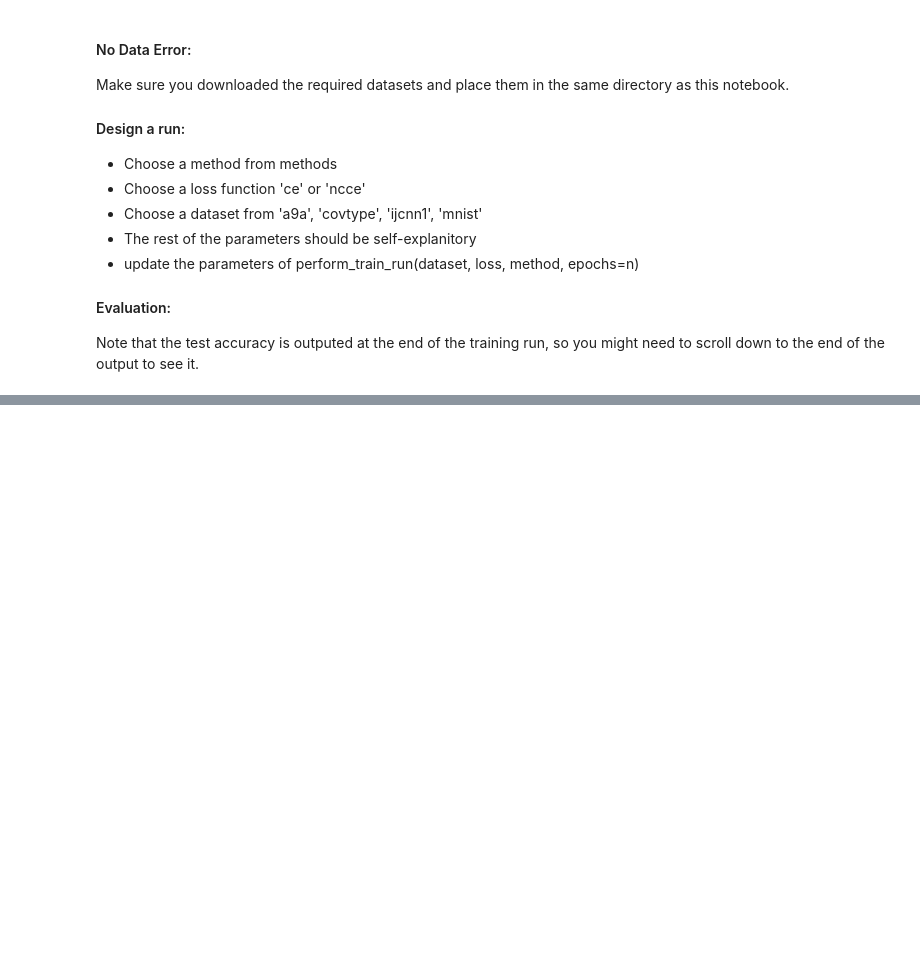
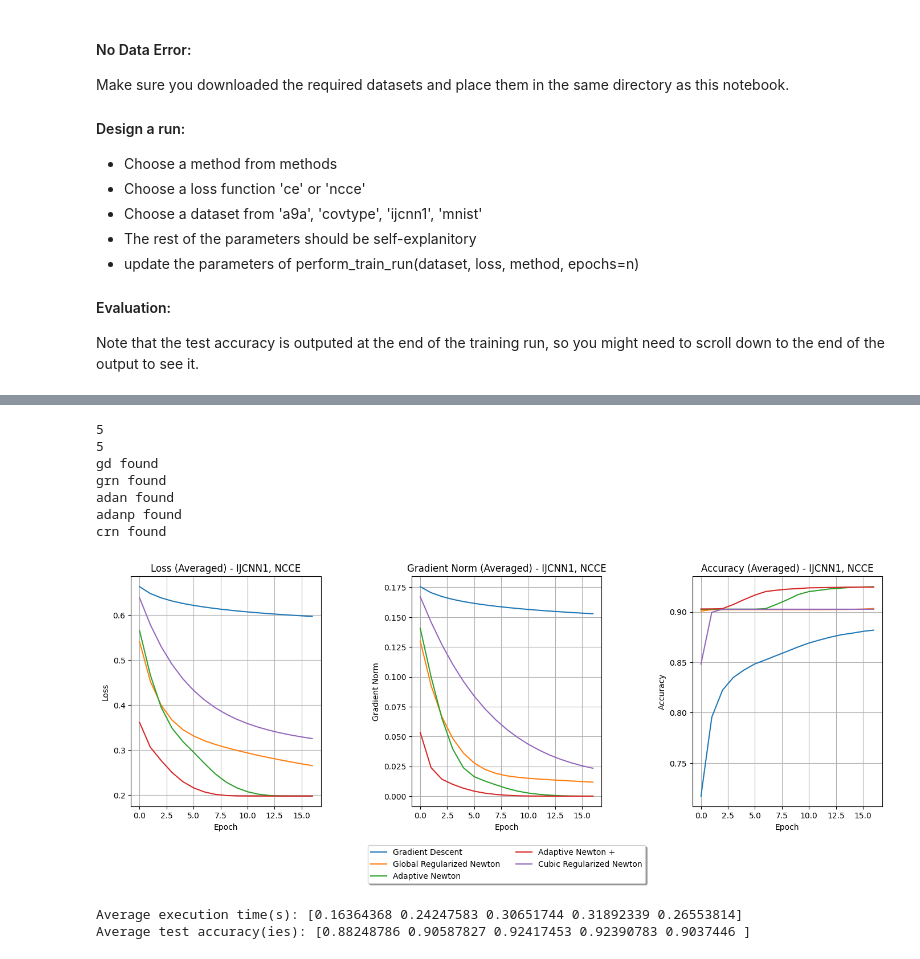
Before and after one commit to fygo97/global-convergence-newton, a Jupyter notebook: scripts/global-newton.ipynb, the cells around one changed output, grey strips where cells are left out. Drawn from its saved outputs; the diff is of its cells as text; code cells hidden in the pictures; blank space fills up the shorter version.

```diff
--- a/scripts/global-newton.ipynb
+++ b/scripts/global-newton.ipynb
@@ -235,0 +210,4 @@ plt.show()
+# %%
+epochs = 20
+methods = ["gd", "grn", "adan", "adanp", "crn"] # Newton Fail
+all_execution_times, all_test_accuracies, all_gradient_norms, all_training_losses, all_training_accuracies = perform_runs("ncce", methods, "ijcnn1", epochs=17)
@@ -235,0 +264,17 @@ plt.show()
+# %%
+print(len(all_execution_times))
+print(len(all_gradient_norms))
+generate_plots("IJCNN1", "NCCE", methods)
+print(f"Average execution time(s): {np.mean(np.array(all_execution_times), axis=1)}")
+print(f"Average test accuracy(ies): {np.mean(np.array(all_test_accuracies), axis=1)}")
+# %% [output]
+5
+5
+gd found
+grn found
+adan found
+adanp found
+crn found
+[figure, added]
+Average execution time(s): [0.16364368 0.24247583 0.30651744 0.31892339 0.26553814]
+Average test accuracy(ies): [0.88248786 0.90587827 0.92417453 0.92390783 0.9037446 ]
```
Also changed, not shown: parts of 18 cells of this notebook, 8 other files.
